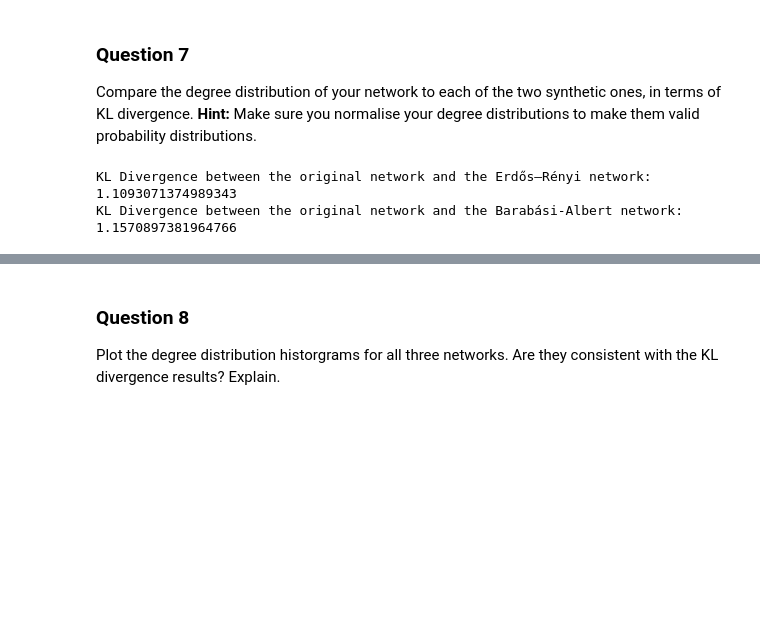
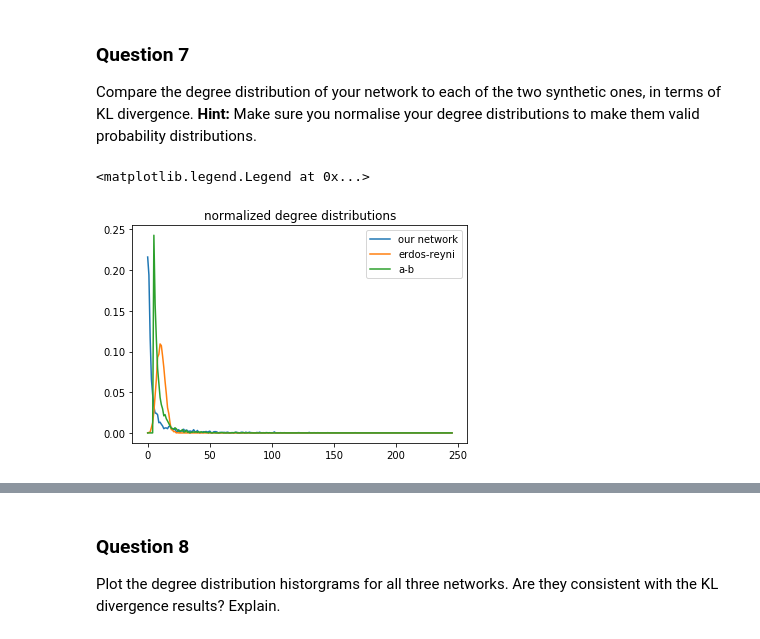
Before and after one commit to rusucosmin/ntp, a Jupyter notebook: 2_network_models.ipynb, the cells around one changed output, grey strips where cells are left out. Cells and saved outputs as stored; diff of their text form; code cells hidden in the pictures; blank space fills up the shorter version.

```diff
--- a/2_network_models.ipynb
+++ b/2_network_models.ipynb
@@ -327,18 +292,3 @@ kl_divergence(p_test, q_test)
 ### Question 7
 
 Compare the degree distribution of your network to each of the two synthetic ones, in terms of KL divergence. **Hint:** Make sure you normalise your degree distributions to make them valid probability distributions.
-# %%
-# Your code here.
-degree_network = np.where(adjacency > 0, 1, 0).sum(axis = 1) / np.where(adjacency > 0, 1, 0).sum()
-degree_er_network = er_graph.sum(axis = 1) / er_graph.sum()
-degree_ba_network = ba_graph.sum(axis = 1) / ba_graph.sum()
-
-assert(np.abs(1 - degree_network.sum()) < 0.0001)
-assert(np.abs(1 - degree_er_network.sum()) < 0.001)
-assert(np.abs(1 - degree_ba_network.sum()) < 0.001)
-
-print(f"KL Divergence between the original network and the Erdős–Rényi network: {kl_divergence(degree_network, degree_er_network)}")
-print(f"KL Divergence between the original network and the Barabási-Albert network: {kl_divergence(degree_network, degree_ba_network)}")
-# %% [output]
-KL Divergence between the original network and the Erdős–Rényi network: 1.1093071374989343
-KL Divergence between the original network and the Barabási-Albert network: 1.1570897381964766
@@ -344,0 +339,9 @@ KL Divergence between the original network and the Barabási-Albert network: 1.1
+# %%
+plt.title('normalized degree distributions')
+for i in degree_networks:
+    plt.plot(i)
+
+plt.legend(['our network', 'erdos-reyni', 'a-b'])
+# %% [output]
+<matplotlib.legend.Legend at 0x...>
+[figure, added]
```
Also changed, not shown: parts of 34 cells of this notebook.
